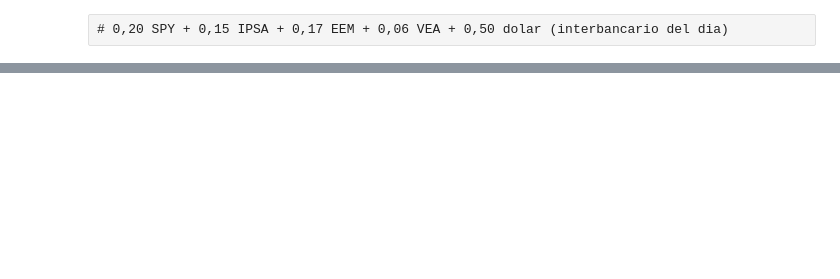
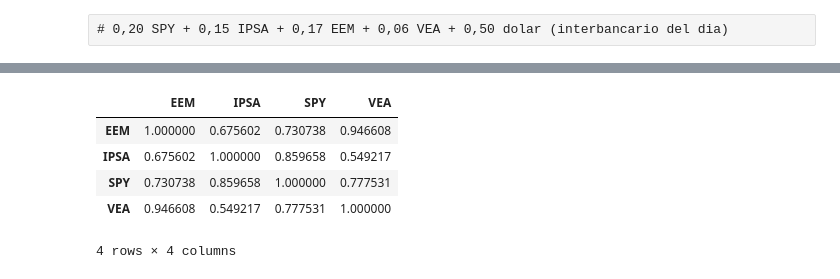
Before and after one commit to jrovegno/ipython-notebooks, a Jupyter notebook: pandas-AFP.ipynb, the cells around one changed output, grey strips where cells are left out. Saved outputs shown, nothing was run; the diff lists cells and outputs as text; code cells hidden in the pictures; blank space fills up the shorter version.

```diff
--- a/pandas-AFP.ipynb
+++ b/pandas-AFP.ipynb
@@ -95,0 +96,9 @@ array([<matplotlib.axes.AxesSubplot object at 0x...>,
+# %%
+afp['2007'].corr()
+# %% [output]
+|  | EEM | IPSA | SPY | VEA |
+| EEM | 1.000000 | 0.675602 | 0.730738 | 0.946608 |
+| IPSA | 0.675602 | 1.000000 | 0.859658 | 0.549217 |
+| SPY | 0.730738 | 0.859658 | 1.000000 | 0.777531 |
+| VEA | 0.946608 | 0.549217 | 0.777531 | 1.000000 |
+4 rows × 4 columns
```
Also changed, not shown: parts of 24 cells of this notebook.
